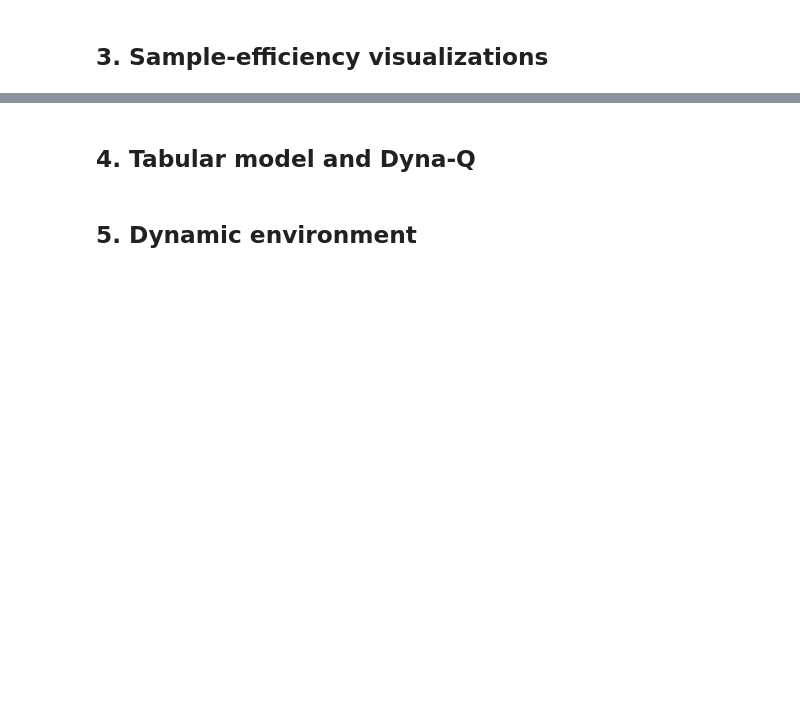
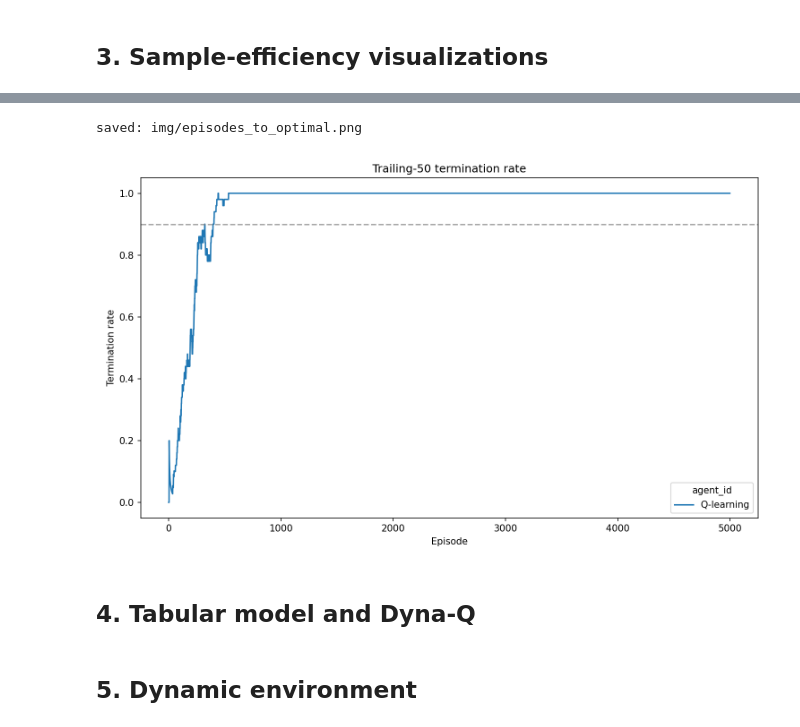
Before and after one commit to craig-rudman/MSDS684, a Jupyter notebook: W7/ipynb/development.ipynb, the cells around one changed output, grey strips where cells are left out. Saved outputs shown, nothing was run; the diff lists cells and outputs as text; code cells hidden in the pictures; blank space fills up the shorter version.

```diff
--- a/W7/ipynb/development.ipynb
+++ b/W7/ipynb/development.ipynb
@@ -292,10 +293,37 @@ saved: img/cumulative_reward.png
 # %%
-# TODO: Build the trailing-50 termination rate line plot (episodes-to-optimal).
+# DONE: Build the trailing-50 termination rate line plot (episodes-to-optimal).
 # Outcome: a function that takes a tidy traces DataFrame, computes a per-agent
-# per-episode trailing-50 termination rate (fraction of recent episodes that
-# ended at the goal rather than timing out), and renders a seaborn line plot
-# (mean across seeds, 95% CI band). Threshold (e.g., 90%) is set post-hoc and
-# overlaid as a horizontal line. Saves to img/episodes_to_optimal.png.
+# per-episode trailing-50 termination rate, and renders a seaborn line plot
+# (mean across seeds, 95% CI band). Threshold is set post-hoc and overlaid as
+# a horizontal dashed line. Saves to img/episodes_to_optimal.png.
+
+import sys
+from pathlib import Path
+
+sys.path.insert(0, str(Path.cwd().parent / "src"))
+
+from IPython.display import Image
+from load_traces import load_traces
+from visualizations import plot_termination_rate
+
+q_learning_dir = Path.cwd().parent / "data" / "q_learning"
+traces = load_traces(q_learning_dir)
+
+img_path = Path.cwd().parent / "img" / "episodes_to_optimal.png"
+img_path.parent.mkdir(parents=True, exist_ok=True)
+plot_termination_rate(
+    traces,
+    img_path,
+    threshold=0.9,
+    window=50,
+    label_map={"q_learning": "Q-learning"},
+)
+
+print(f"saved: {img_path.relative_to(Path.cwd().parent)}")
+Image(filename=str(img_path))
+# %% [output]
+saved: img/episodes_to_optimal.png
+[figure, added]
 # %%
 # TODO: Build the steps-to-threshold scalar and bar chart.
 # Outcome: two functions in src/. The first, compute_threshold(traces,
```
Also changed, not shown: parts of 4 cells of this notebook, 5 other files.
